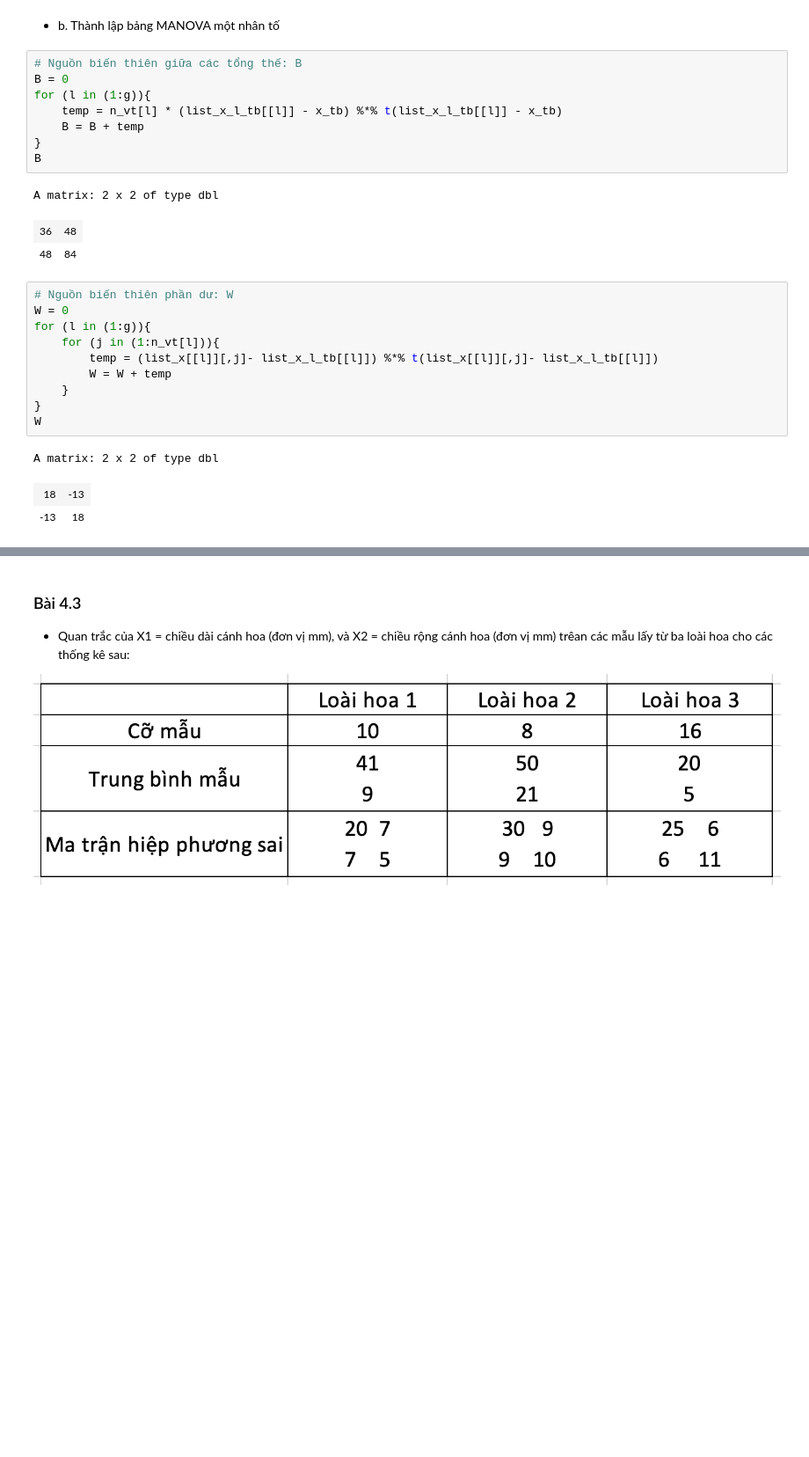
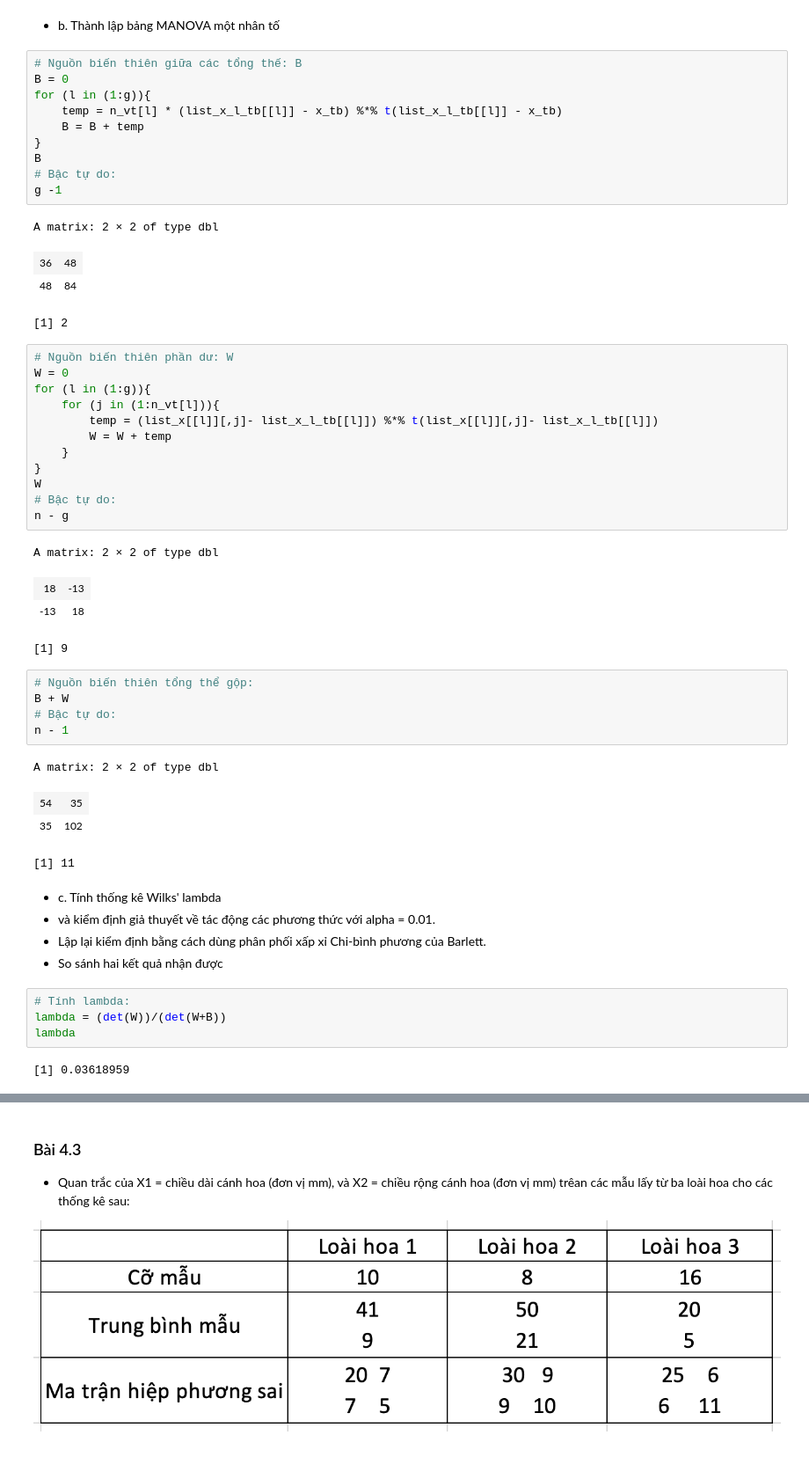
Before and after one commit to HoaPham119/Master, a Jupyter notebook: Thong_Ke_Nhieu_Chieu/PHAM_THI_HOA_BTVN_LAN6.ipynb, the cells around one changed output, grey strips where cells are left out. Shown at 88% size. Saved outputs shown, nothing was run; the diff lists cells and outputs as text; blank space fills up the shorter version.

```diff
--- a/Thong_Ke_Nhieu_Chieu/PHAM_THI_HOA_BTVN_LAN6.ipynb
+++ b/Thong_Ke_Nhieu_Chieu/PHAM_THI_HOA_BTVN_LAN6.ipynb
@@ -98,10 +98,13 @@ for (l in (1:g)){
     B = B + temp
 }
 B
+# Bậc tự do:
+g -1
 # %% [output]
-A matrix: 2 x 2 of type dbl
+A matrix: 2 × 2 of type dbl
 | 36 | 48 |
 | 48 | 84 |
+[1] 2
 # %%
 # Nguồn biến thiên phần dư: W
 W = 0
@@ -112,7 +115,31 @@ for (l in (1:g)){
     }
 }
 W
+# Bậc tự do:
+n - g
 # %% [output]
-A matrix: 2 x 2 of type dbl
+A matrix: 2 × 2 of type dbl
 | 18 | -13 |
 | -13 | 18 |
+[1] 9
+# %%
+# Nguồn biến thiên tổng thể gộp:
+B + W
+# Bậc tự do:
+n - 1
+# %% [output]
+A matrix: 2 × 2 of type dbl
+| 54 | 35 |
+| 35 | 102 |
+[1] 11
+# %% [markdown]
+- c. Tính thống kê Wilks' lambda
+- và kiểm định giả thuyết về tác động các phương thức với alpha = 0.01.
+- Lập lại kiểm định bằng cách dùng phân phối xấp xỉ Chi-bình phương của Barlett.
+- So sánh hai kết quả nhận được
+# %%
+# Tính lambda:
+lambda = (det(W))/(det(W+B))
+lambda
+# %% [output]
+[1] 0.03618959
```
Also changed, not shown: parts of 34 cells of this notebook, 27 other files.
